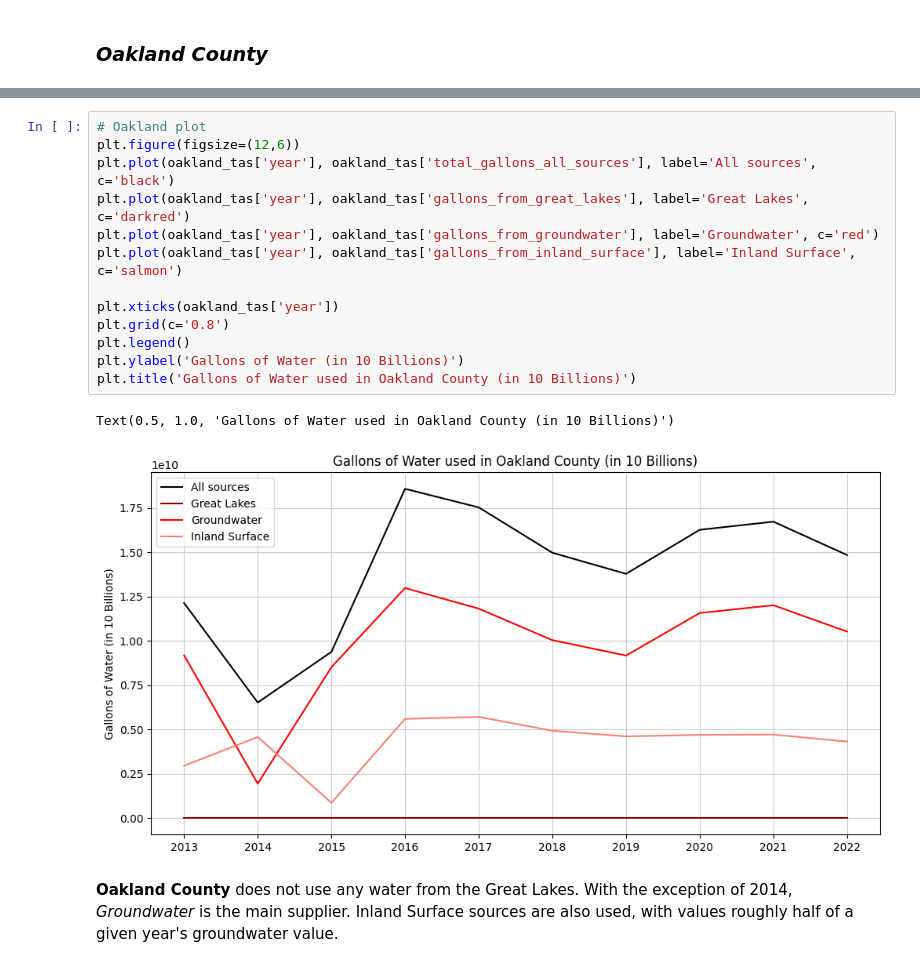
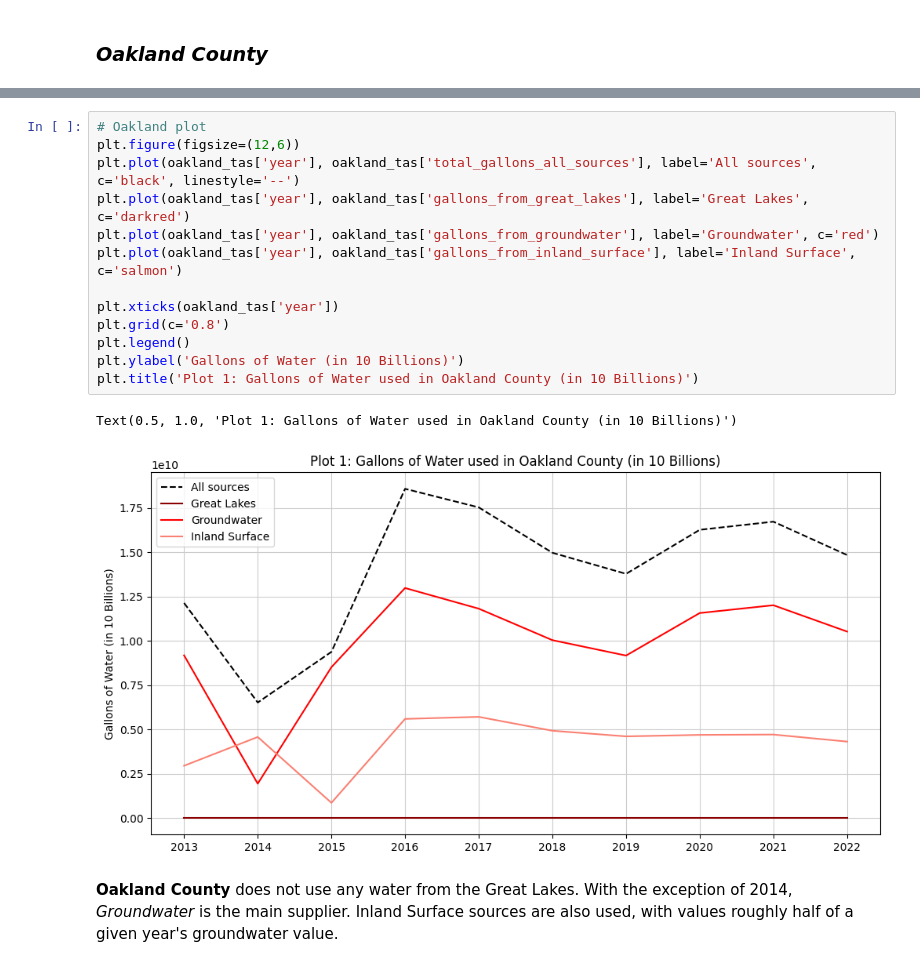
Before and after one commit to leenoah390/michigan-water, a Jupyter notebook: michigan-water.ipynb, the cells around one changed output, grey strips where cells are left out. Cells and saved outputs as stored; diff of their text form.

```diff
--- a/michigan-water.ipynb
+++ b/michigan-water.ipynb
@@ -71,19 +54,19 @@ oakland_tas.iloc[:,[2,3,4,5,7]]
 # %%
 # Oakland plot
 plt.figure(figsize=(12,6))
-plt.plot(oakland_tas['year'], oakland_tas['total_gallons_all_sources'], label='All sources', c='black')
+plt.plot(oakland_tas['year'], oakland_tas['total_gallons_all_sources'], label='All sources',  c='black', linestyle='--')
 plt.plot(oakland_tas['year'], oakland_tas['gallons_from_great_lakes'], label='Great Lakes', c='darkred')
 plt.plot(oakland_tas['year'], oakland_tas['gallons_from_groundwater'], label='Groundwater', c='red')
 plt.plot(oakland_tas['year'], oakland_tas['gallons_from_inland_surface'], label='Inland Surface', c='salmon')
 
 plt.xticks(oakland_tas['year'])
 plt.grid(c='0.8')
 plt.legend()
 plt.ylabel('Gallons of Water (in 10 Billions)')
-plt.title('Gallons of Water used in Oakland County (in 10 Billions)')
+plt.title('Plot 1: Gallons of Water used in Oakland County (in 10 Billions)')
 # %% [output]
-Text(0.5, 1.0, 'Gallons of Water used in Oakland County (in 10 Billions)')
+Text(0.5, 1.0, 'Plot 1: Gallons of Water used in Oakland County (in 10 Billions)')
-[figure, old version]
+[figure, new version]
 # %% [markdown]
 **Oakland County** does not use any water from the Great Lakes. With the exception of 2014, *Groundwater* is the main supplier. Inland Surface sources are also used, with values roughly half of a given year's groundwater value.
 # %% [markdown]
```
Also changed, not shown: parts of 21 cells of this notebook.
